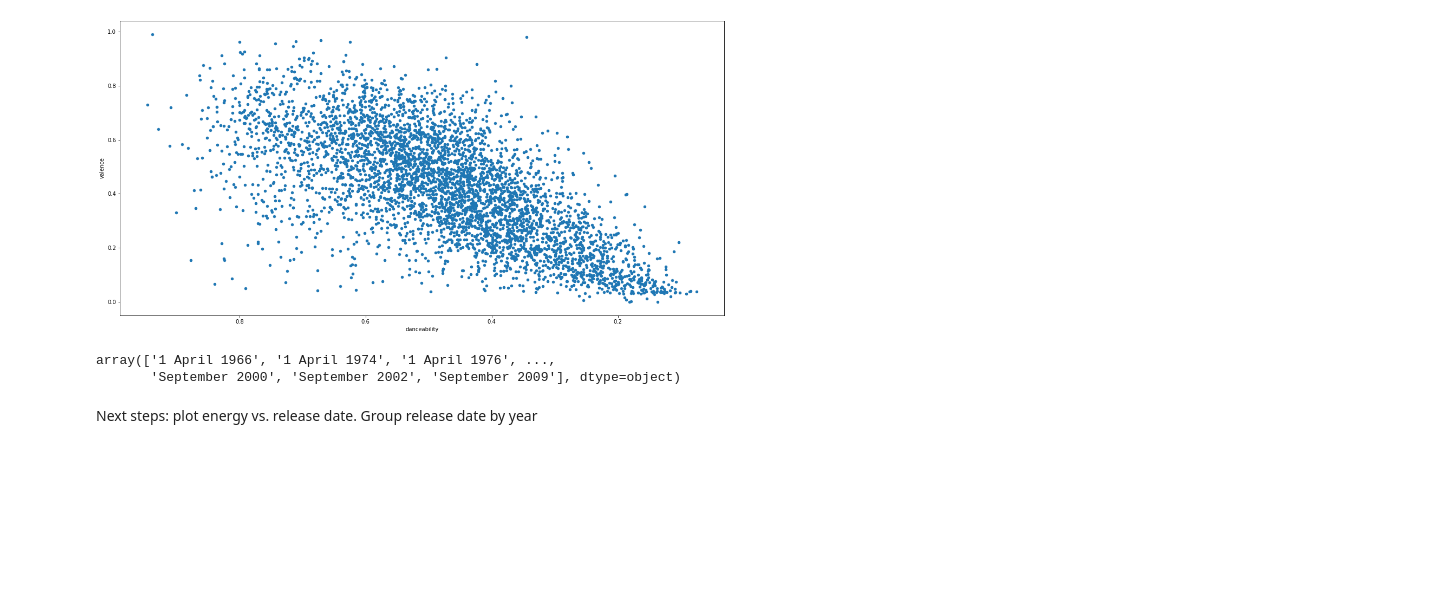
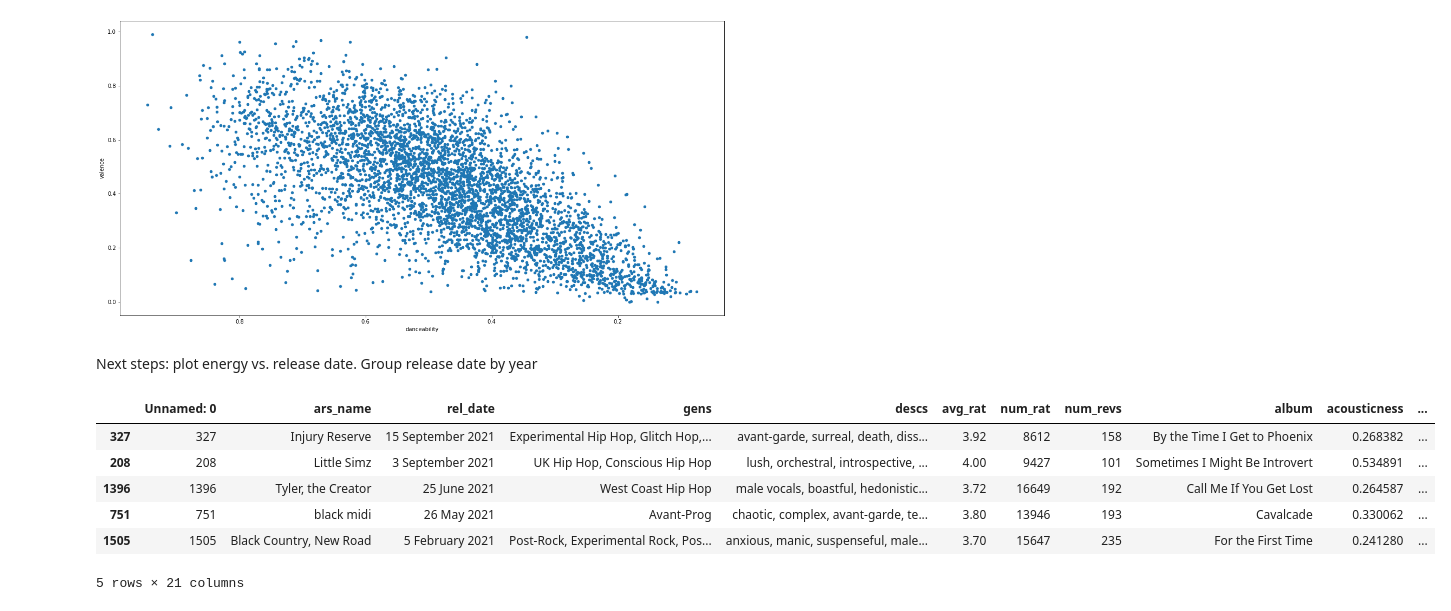
Before and after one commit to wbb-67/Spotify-Top-5000-Data-Visualizations, a Jupyter notebook: Spotify Top 5000 Data Visualizations.ipynb, the cells around one changed output. Cells and saved outputs as stored; diff of their text form; code cells hidden in the pictures; blank space fills up the shorter version.

```diff
--- a/Spotify Top 5000 Data Visualizations.ipynb
+++ b/Spotify Top 5000 Data Visualizations.ipynb
@@ -72,12 +72,18 @@ plot_count = df.plot.line(x='rel_date', y='avg_rat', figsize=(20, 10)).invert_xa
 plot_count = df.plot.scatter(x='danceability', y='valence', figsize=(20, 10)).invert_xaxis()
 # %% [output]
 [figure]
+# %% [markdown]
+Next steps: plot energy vs. release date. Group release date by year
 # %%
-spotify_energy = df.groupby('rel_date').mean().reset_index()
-spotify_energy.head()
+df['rel_year'] = df['rel_date'].str[-4:]
-# %% [output]
-array(['1 April 1966', '1 April 1974', '1 April 1976', ...,
-       'September 2000', 'September 2002', 'September 2009'], dtype=object)
-# %% [markdown]
-Next steps: plot energy vs. release date. Group release date by year
+# %%
+df.sort_values('rel_year').tail()
+# %% [output]
+|  | Unnamed: 0 | ars_name | rel_date | gens | descs | avg_rat | num_rat | num_revs | album | acousticness | ... |
+| 327 | 327 | Injury Reserve | 15 September 2021 | Experimental Hip Hop, Glitch Hop,... | avant-garde, surreal, death, diss... | 3.92 | 8612 | 158 | By the Time I Get to Phoenix | 0.268382 | ... |
+| 208 | 208 | Little Simz | 3 September 2021 | UK Hip Hop, Conscious Hip Hop | lush, orchestral, introspective, ... | 4.00 | 9427 | 101 | Sometimes I Might Be Introvert | 0.534891 | ... |
+| 1396 | 1396 | Tyler, the Creator | 25 June 2021 | West Coast Hip Hop | male vocals, boastful, hedonistic... | 3.72 | 16649 | 192 | Call Me If You Get Lost | 0.264587 | ... |
+| 751 | 751 | black midi | 26 May 2021 | Avant-Prog | chaotic, complex, avant-garde, te... | 3.80 | 13946 | 193 | Cavalcade | 0.330062 | ... |
+| 1505 | 1505 | Black Country, New Road | 5 February 2021 | Post-Rock, Experimental Rock, Pos... | anxious, manic, suspenseful, male... | 3.70 | 15647 | 235 | For the First Time | 0.241280 | ... |
+5 rows × 21 columns
 # %%
```
Also changed, not shown: parts of 1 cell of this notebook.
